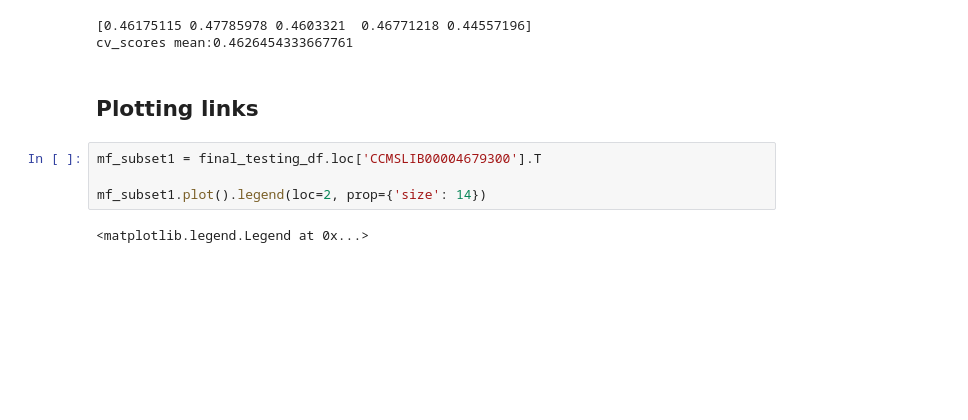
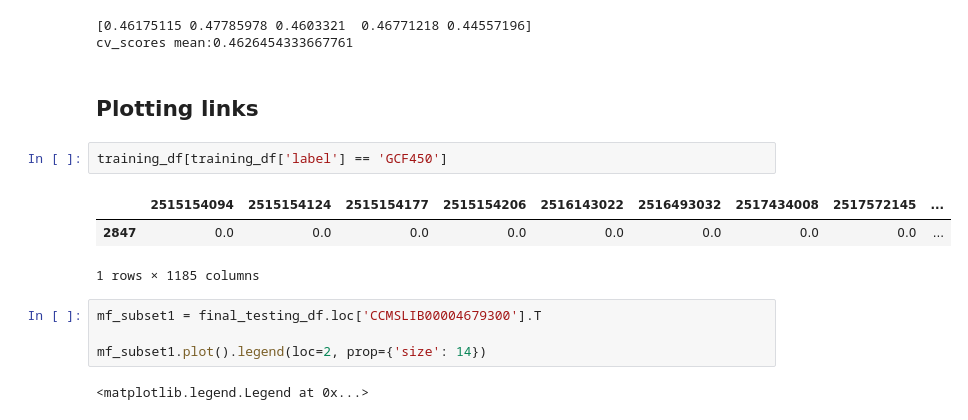
Before and after one commit to tiagolbiotech/NPOmix, a Jupyter notebook: notebook7_new_features-round4-210723.ipynb, the cells around one changed output. Saved outputs shown, nothing was run; the diff lists cells and outputs as text; blank space fills up the shorter version.

```diff
--- a/notebook7_new_features-round4-210723.ipynb
+++ b/notebook7_new_features-round4-210723.ipynb
@@ -686,6 +690,12 @@ print('cv_scores mean:{}'.format(np.mean(cv_scores)))
 cv_scores mean:0.4626454333667761
 # %% [markdown]
 ## Plotting links
+# %%
+training_df[training_df['label'] == 'GCF450']
+# %% [output]
+|  | 2515154094 | 2515154124 | 2515154177 | 2515154206 | 2516143022 | 2516493032 | 2517434008 | 2517572145 | ... |
+| 2847 | 0.0 | 0.0 | 0.0 | 0.0 | 0.0 | 0.0 | 0.0 | 0.0 | ... |
+1 rows × 1185 columns
 # %%
 mf_subset1 = final_testing_df.loc['CCMSLIB00004679300'].T
 
```
Also changed, not shown: parts of 2 cells of this notebook.
